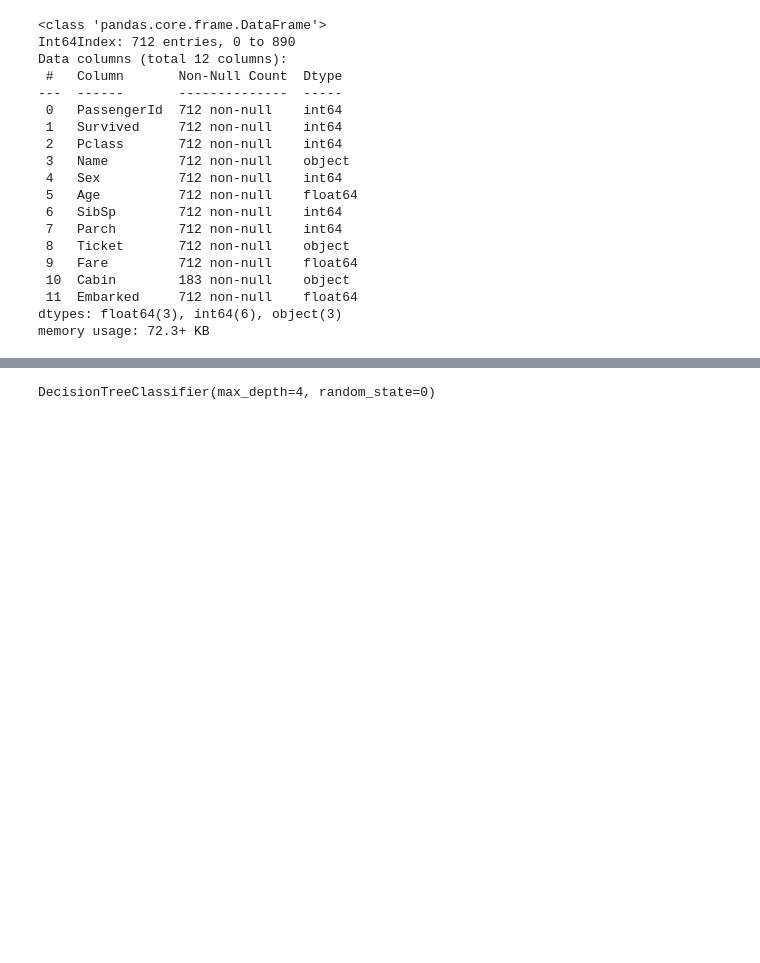
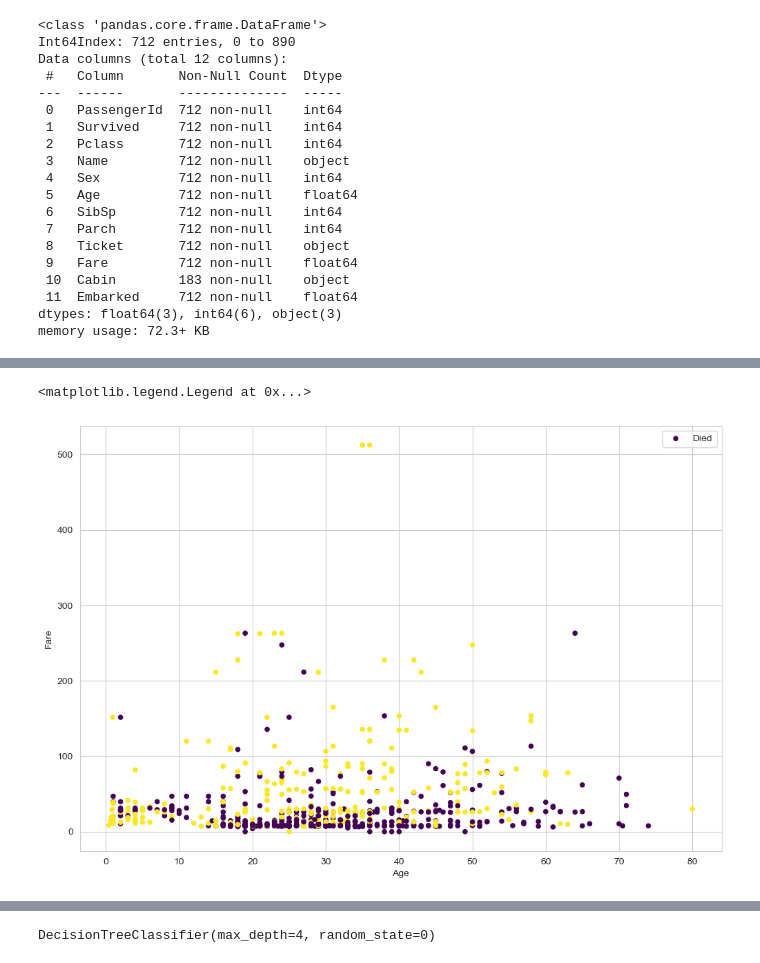
Before and after one commit to pbellot/FormationPANDAS, a Jupyter notebook: DecisionTrees.ipynb, the cells around one changed output, grey strips where cells are left out. Cells and saved outputs as stored; diff of their text form; code cells hidden in the pictures; blank space fills up the shorter version.

```diff
--- a/DecisionTrees.ipynb
+++ b/DecisionTrees.ipynb
@@ -150,2 +169,8 @@ memory usage: 72.3+ KB
+# %%
+titanic.plot(kind='scatter',x='Age',y='Fare',c='Survived',colormap='viridis',colorbar=False,figsize=(12,8))
+plt.legend(['Died','Survived'])
+# %% [output]
+<matplotlib.legend.Legend at 0x...>
+[figure, added]
 # %%
 X_train, X_test, Y_train, Y_test = train_test_split(titanic[features], titanic['Survived'], random_state=0)
```
Also changed, not shown: parts of 19 cells of this notebook.
